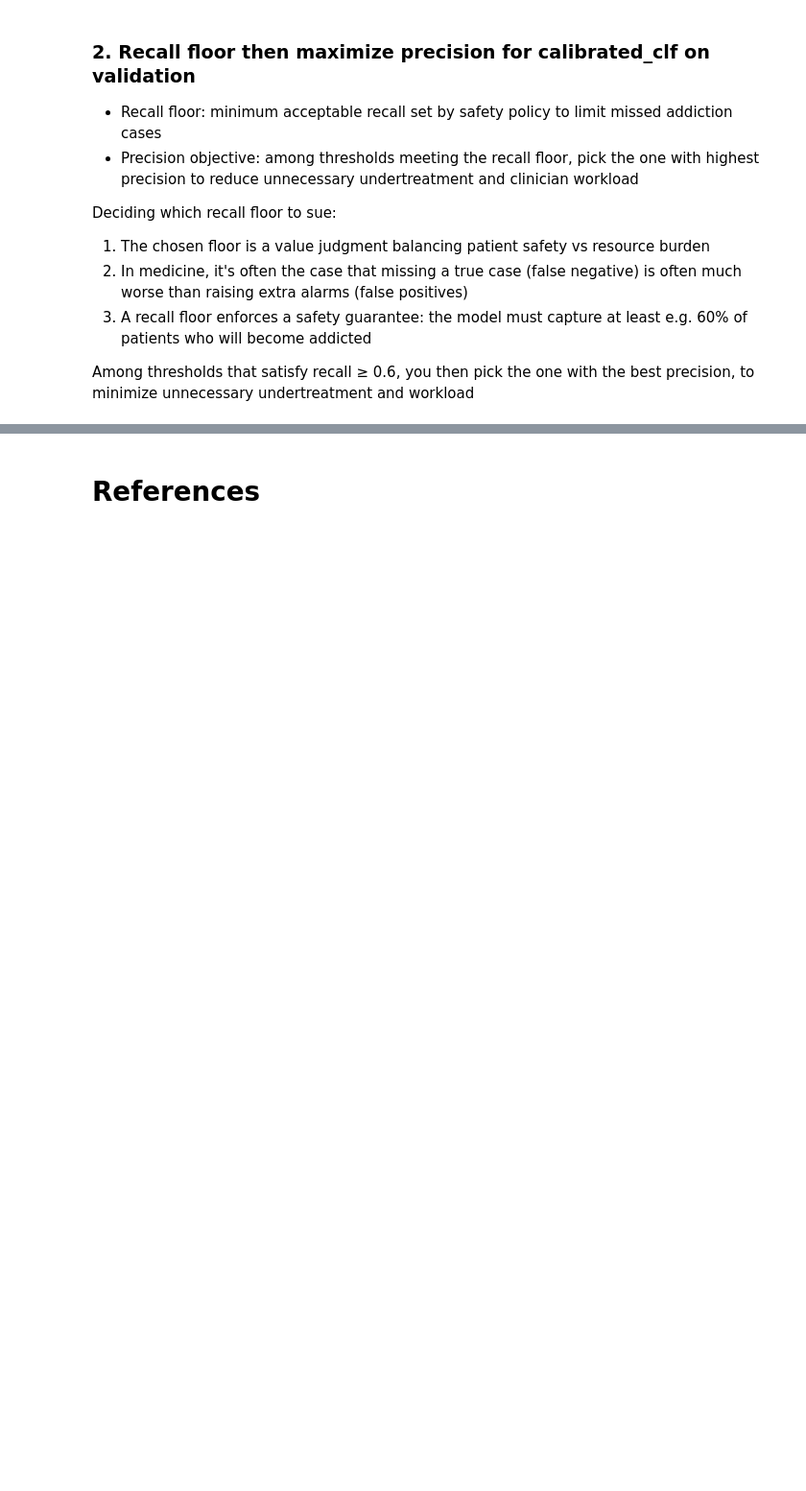
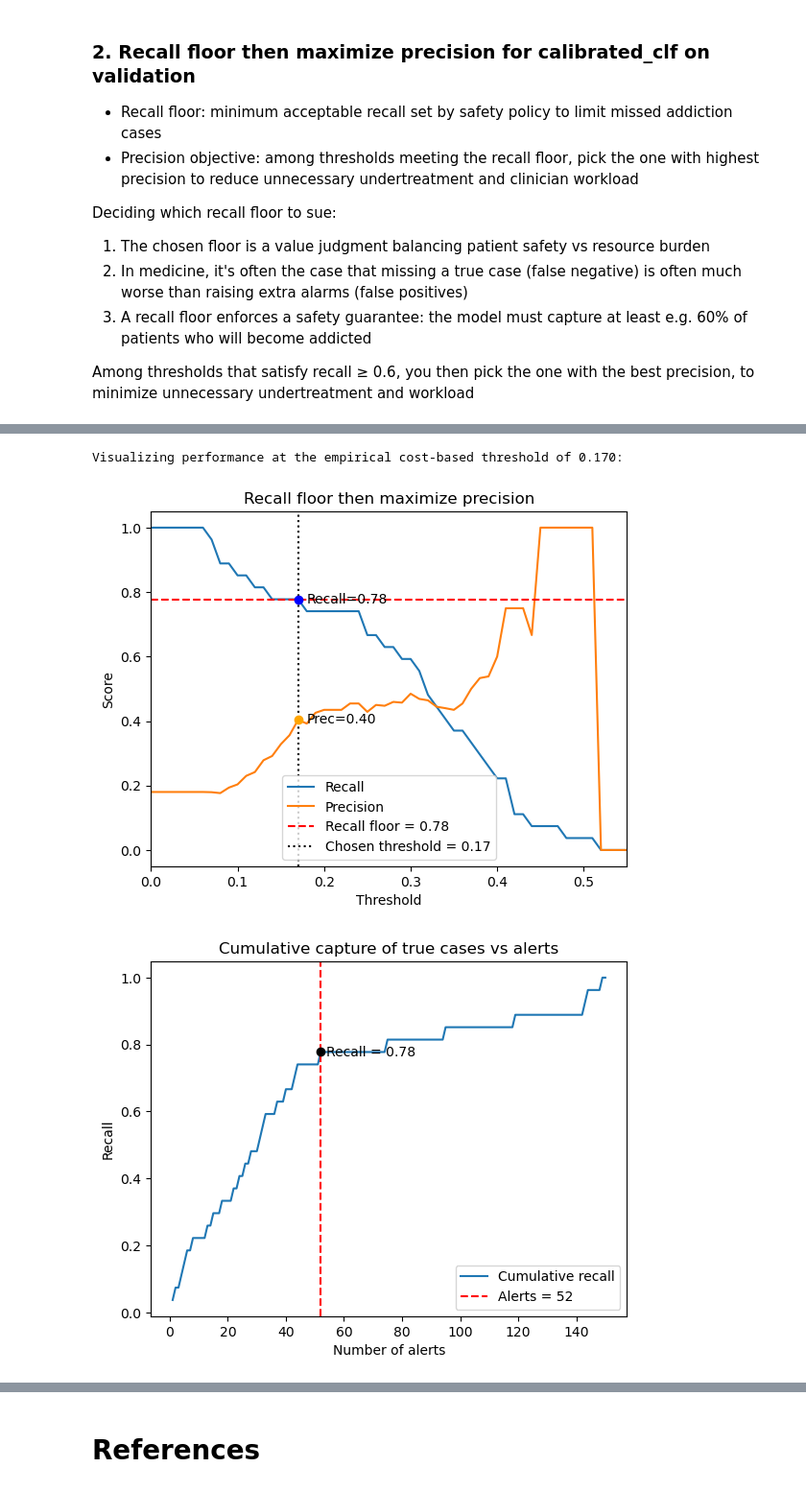
Before and after one commit to apayne185/RAI_opioid_risk_prevention, a Jupyter notebook: ML4HL_OD_RAI_toolbox.ipynb, the cells around one changed output, grey strips where cells are left out. Shown at 96% size. Cells and saved outputs as stored; diff of their text form; code cells hidden in the pictures; blank space fills up the shorter version.

Commit message:
Implement code changes to enhance functionality and improve performance

```diff
--- a/ML4HL_OD_RAI_toolbox.ipynb
+++ b/ML4HL_OD_RAI_toolbox.ipynb
@@ -777,24 +842,17 @@ ResponsibleAIDashboard(rai_insights, feature_flights="dataBalanceExperience")
-# %%
-# 10. Save model and splits for reuse
-
-import joblib
-import json
-
-out_dir = Path("./artifacts")
-out_dir.mkdir(exist_ok=True, parents=True)
-
-joblib.dump(clf, out_dir / "od_lr_pipeline.joblib")
-
-meta = {
-    "created": datetime.utcnow().isoformat() + "Z",
-    "n_train": int(X_train.shape[0]),
-    "n_test": int(X_test.shape[0]),
-    "features": list(X.columns),
-    "categorical_features": categorical_features,
-    "target": target_col,
-    "metrics": metrics
-}
-with open(out_dir / "run_metadata.json", "w") as f:
-    json.dump(meta, f, indent=2)
-
-print("Saved:", list(out_dir.iterdir()))
+# %%
+# Get the empirically optimal threshold from the previous analysis
+THR = res["threshold_empirical"]
+
+# For visualization, we need a "recall_floor" to draw the horizontal line.
+# We'll use the actual recall achieved at our chosen cost-based threshold.
+y_pred_val = (y_score_val >= THR).astype(int)
+recall_at_thr = recall_score(y_val, y_pred_val)
+
+print(f"Visualizing performance at the empirical cost-based threshold of {THR:.3f}:")
+plot_recall_floor_curves(y_val, y_score_val, recall_floor=recall_at_thr, chosen_threshold=THR)
+plot_cumulative_recall_at_threshold(y_val, y_score_val, chosen_threshold=THR)
+plot_topk_at_threshold(y_val, y_score_val, chosen_threshold=THR, top_k=30)
+# %% [output]
+Visualizing performance at the empirical cost-based threshold of 0.170:
+[figure, added]
+[figure, added]
```
Also changed, not shown: parts of 23 cells of this notebook.
